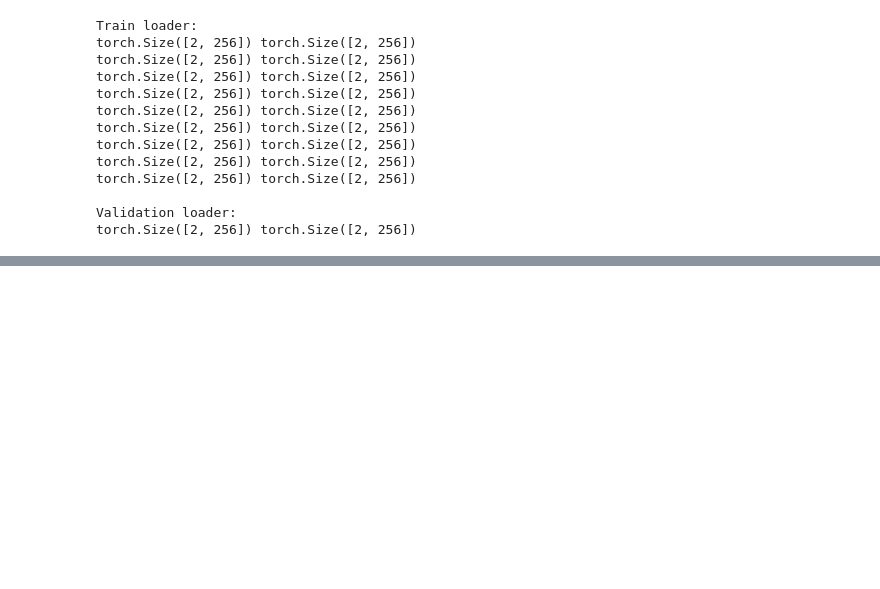
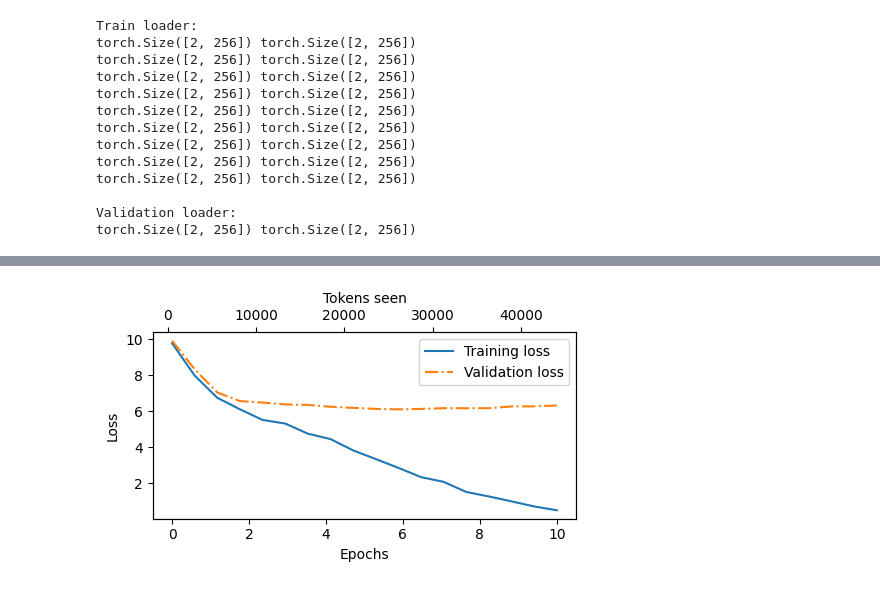
Before and after one commit to vadimssuharevs/Build_a_LLM_from_Scratch, a Jupyter notebook: build_a_LLM/Implementing a GPT model from scratch to generate text.ipynb, the cells around one changed output, grey strips where cells are left out. Drawn from its saved outputs; the diff is of its cells as text; code cells hidden in the pictures; blank space fills up the shorter version.

Commit message:
Training an LLM

```diff
--- a/build_a_LLM/Implementing a GPT model from scratch to generate text.ipynb
+++ b/build_a_LLM/Implementing a GPT model from scratch to generate text.ipynb
@@ -883,0 +1018,45 @@ print("Validation loss:", val_loss)
+# %%
+import matplotlib.pyplot as plt
+from matplotlib.ticker import MaxNLocator
+
+# Function to plot training and validation losses
+def plot_losses(epochs_seen, tokens_seen, train_losses, val_losses):
+    # Create a figure and axis for plotting
+    fig, ax1 = plt.subplots(figsize=(5, 3))
+
+    # Plot the training and validation losses against epochs
+    ax1.plot(epochs_seen, train_losses, label="Training loss")
+    ax1.plot(epochs_seen, val_losses, linestyle="-.", label="Validation loss")
+
+    # Set the x and y axis labels
+    ax1.set_xlabel("Epochs")  # X-axis label for epochs
+    ax1.set_ylabel("Loss")  # Y-axis label for loss
+
+    # Display a legend for the plot
+    ax1.legend(loc="upper right")
+
+    # Ensure that the x-axis ticks are integer values
+    ax1.xaxis.set_major_locator(MaxNLocator(integer=True))
+
+    # Create a second x-axis (top) for tokens seen
+    ax2 = ax1.twiny()
+
+    # Plot an invisible line to link the top x-axis (tokens_seen) to the training losses
+    ax2.plot(tokens_seen, train_losses, alpha=0)  # alpha=0 makes the line invisible
+
+    # Set the label for the second x-axis (tokens seen)
+    ax2.set_xlabel("Tokens seen")
+
+    # Automatically adjust the layout to avoid overlapping labels and elements
+    fig.tight_layout()
+
+    # Show the plot
+    plt.show()
+
+# Create a tensor for epochs ranging from 0 to num_epochs with the same length as train_losses
+epochs_tensor = torch.linspace(0, num_epochs, len(train_losses))
+
+# Call the plot_losses function to plot the training and validation losses
+plot_losses(epochs_tensor, tokens_seen, train_losses, val_losses)
+# %% [output]
+[figure, added]
```
Also changed, not shown: parts of 9 cells of this notebook.
